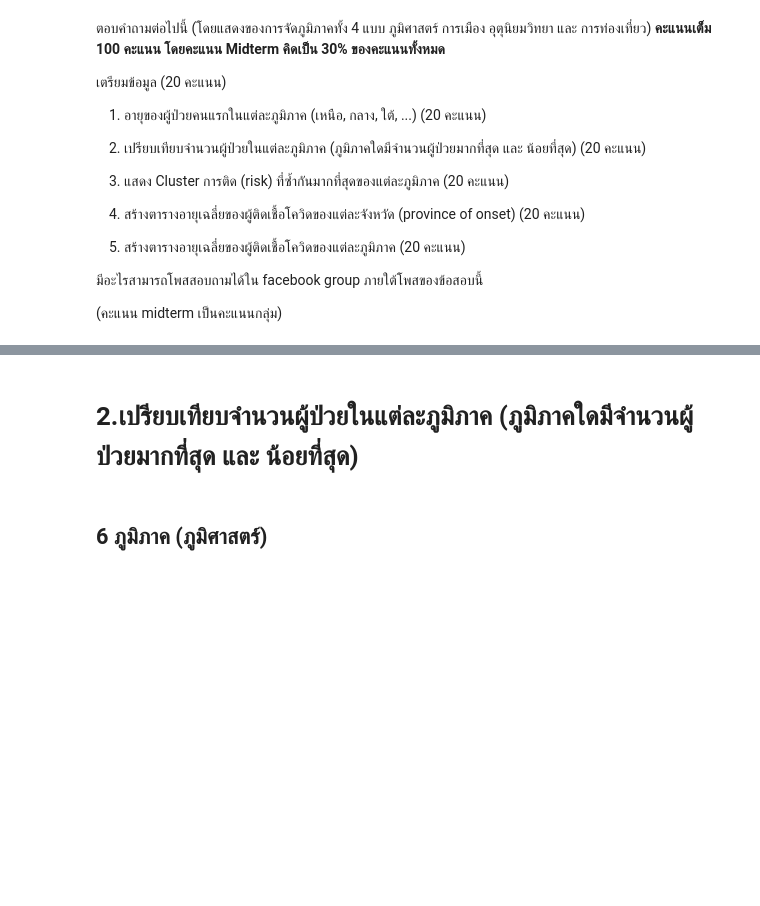
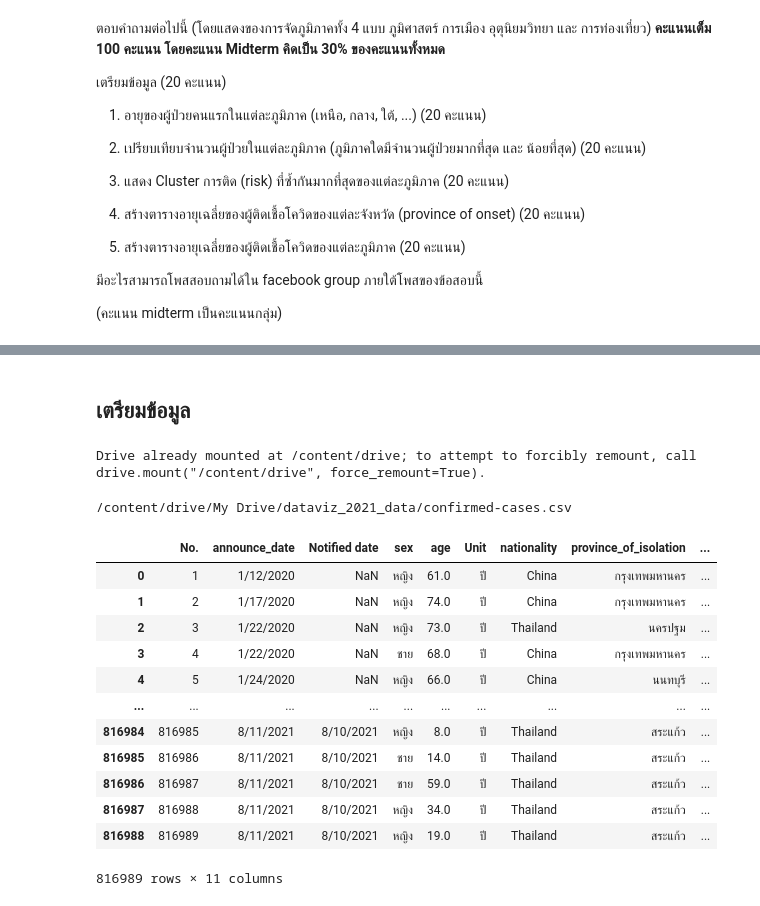
Before and after one commit to SupawadeeKhamthuy/data_viz_2022, a Jupyter notebook: BasicPython&DataViz_midterm2022.ipynb, the cells around one changed output, grey strips where cells are left out. Saved outputs shown, nothing was run; the diff lists cells and outputs as text; code cells hidden in the pictures; blank space fills up the shorter version.

```diff
--- a/BasicPython&DataViz_midterm2022.ipynb
+++ b/BasicPython&DataViz_midterm2022.ipynb
@@ -338,4 +26,35 @@ data_total_D5 # แสดงตาราง
-# %% [markdown]
-# **2.เปรียบเทียบจำนวนผู้ป่วยในแต่ละภูมิภาค (ภูมิภาคใดมีจำนวนผู้ป่วยมากที่สุด และ น้อยที่สุด)**
-# %% [markdown]
-## **6 ภูมิภาค (ภูมิศาสตร์)**
+# %% [markdown]
+## เตรียมข้อมูล
+# %%
+import pandas as pd #เรียกใช้งาน pandas
+from google.colab import drive  #เปิดที่ google colab เรียก drive
+drive.mount('/content/drive')
+# %% [output]
+Drive already mounted at /content/drive; to attempt to forcibly remount, call drive.mount("/content/drive", force_remount=True).
+# %%
+import os #เรียกใช้งาน os
+
+path = '/content/drive/My Drive/dataviz_2021_data' #เข้าไปที่ my drive -> โฟลเดอร์ dataviz_2021_data
+
+mid_file_path = os.path.join(path,'confirmed-cases.csv')  #สร้าง mid_file_path มารับข้อมูล เปิดไฟล์ confirmed-cases.csv
+print(mid_file_path) #แสดง mid_file_path
+# %% [output]
+/content/drive/My Drive/dataviz_2021_data/confirmed-cases.csv
+# %%
+data = pd.read_csv(mid_file_path) #สร้าง data มารับข้อมูล ใช้คำสัง่อ่านไฟล์ csv
+data.age = data.age.fillna(data.age.mean()) #ไปที่ค่า age ให้คำนวณหาค่าเฉลี่ย แล้วนำไปแทนค่า NaN
+data
+# %% [output]
+|  | No. | announce_date | Notified date | sex | age | Unit | nationality | province_of_isolation | ... |
+| 0 | 1 | 1/12/2020 | NaN | หญิง | 61.0 | ปี | China | กรุงเทพมหานคร | ... |
+| 1 | 2 | 1/17/2020 | NaN | หญิง | 74.0 | ปี | China | กรุงเทพมหานคร | ... |
+| 2 | 3 | 1/22/2020 | NaN | หญิง | 73.0 | ปี | Thailand | นครปฐม | ... |
+| 3 | 4 | 1/22/2020 | NaN | ชาย | 68.0 | ปี | China | กรุงเทพมหานคร | ... |
+| 4 | 5 | 1/24/2020 | NaN | หญิง | 66.0 | ปี | China | นนทบุรี | ... |
+| ... | ... | ... | ... | ... | ... | ... | ... | ... | ... |
+| 816984 | 816985 | 8/11/2021 | 8/10/2021 | หญิง | 8.0 | ปี | Thailand | สระแก้ว | ... |
+| 816985 | 816986 | 8/11/2021 | 8/10/2021 | ชาย | 14.0 | ปี | Thailand | สระแก้ว | ... |
+| 816986 | 816987 | 8/11/2021 | 8/10/2021 | ชาย | 59.0 | ปี | Thailand | สระแก้ว | ... |
+| 816987 | 816988 | 8/11/2021 | 8/10/2021 | หญิง | 34.0 | ปี | Thailand | สระแก้ว | ... |
+| 816988 | 816989 | 8/11/2021 | 8/10/2021 | หญิง | 19.0 | ปี | Thailand | สระแก้ว | ... |
+816989 rows × 11 columns
```
Also changed, not shown: parts of 151 cells of this notebook.
